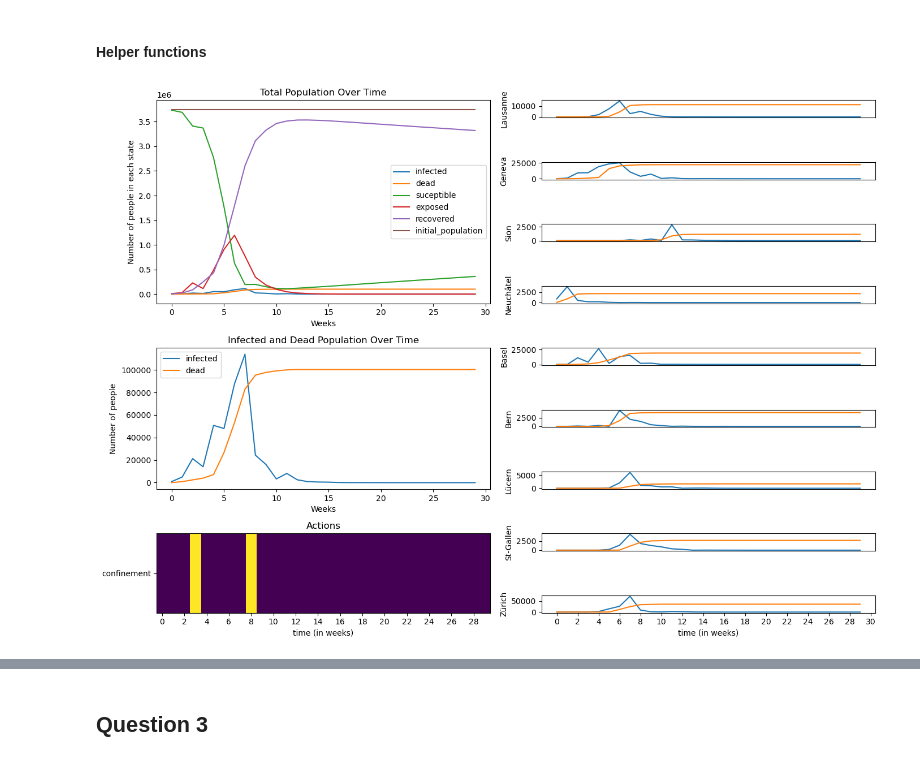
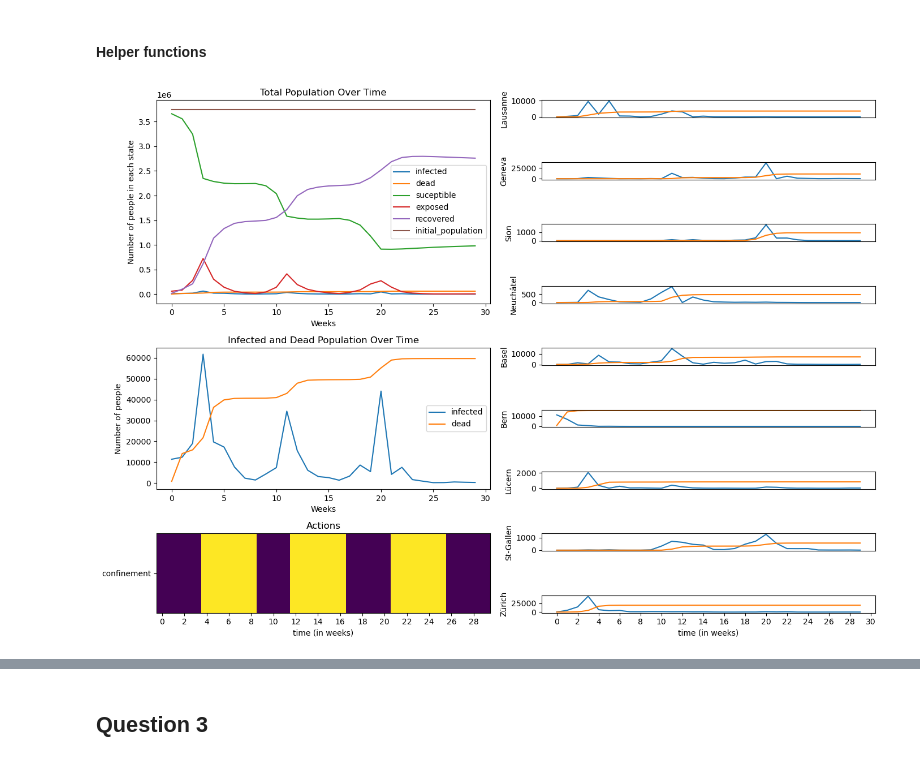
Before and after one commit to codamin/Deep-Q-learning-for-Epidemic-Mitigation, a Jupyter notebook: miniproject1.ipynb, the cells around one changed output, grey strips where cells are left out. Drawn from its saved outputs; the diff is of its cells as text; code cells hidden in the pictures.

```diff
--- a/miniproject1.ipynb
+++ b/miniproject1.ipynb
@@ -118,6 +157,7 @@ def plot_infected_dead_per_city(dyn: ModelDynamics, cities: dict, axis: plt.Axes
 env = Env(  dyn, # We pass the dynamical model to the environment
             action_space=None, # Here one could pass an openai gym action space that can then be sampled
             observation_space=None, # Here one could pass an openai gym obs space that can then be sampled
+            action_preprocessor=action_preprocessor,
             )
 
 NULL_ACTION = { # DO NOTHING
@@ -128,7 +168,7 @@ NULL_ACTION = { # DO NOTHING
     }
 
 # Run the simulation
-seed = 353296
+seed = 42
 log = []
 finished = False
 obs, info = env.reset(seed)
@@ -288,26 +290,26 @@ class RussosAgent(Agent):
 
     def reset(self,):
         # This should be called when the environment is reset
-        pass
+        self.week_counter = 0
+        self.in_confinement = False
 
-    def act(self, obs):
+    ## do_explore is auxiliary here and for the reuse evaluate_agnet function
+    def act(self, obs, do_explore=True):
         # this takes an observation and returns an action
         if self.in_confinement and self.week_counter < 4:
             self.week_counter += 1
-            return NULL_ACTION
+            return 1
         elif self.in_confinement and self.week_counter >= 4:
             self.week_counter = 0
             self.in_confinement = False
 
         num_infected = obs.total.infected[-1]
 
-        if num_infected > 20000:
+        if num_infected > 20_000:
             self.in_confinement = True
-            action = action_preprocessor(ACTION_CONFINE, self.env.dyn)
+            return 1
         else:
-            action = NULL_ACTION
-
-        return action
+            return 0
 # %%
 agent = RussosAgent(env)
 
@@ -317,36 +319,36 @@ finished = False
 obs, info = env.reset(seed)
 agent.reset()
 agent.epsilon = 0
-while not finished:
+for _ in range(30):
     action = agent.act(obs)
     obs, R, finished, info = env.step(action)
     log.append(info) # save the information dict for logging
 
 total, cities, actions = parse_logs(log, dyn)
 
 ##2.a
 fig = plt.figure(figsize=(14,10))
 ax_leftstate = plt.subplot2grid(shape=(9, 2), loc=(0, 0), rowspan=4)
 ax_leftobs = plt.subplot2grid(shape=(9, 2), loc=(4, 0), rowspan=3)
 ax_leftactions = plt.subplot2grid(shape=(9, 2), loc=(7, 0), rowspan=2)
 ax_right = [plt.subplot2grid(shape=(9, 2), loc=(0, 1), colspan=1)]
 ax_right += [plt.subplot2grid(shape=(9, 2), loc=(i, 1), colspan=1) for i in range(1,9)]
 ax_right = {k:ax_right[_id] for _id,k in enumerate(cities.keys())}
 
 #2.a.1
 plot_all_totals(total, ax_leftstate)
 
 #2.a.2
 plot_infected_dead(total, ax_leftobs)
 
 #2.a.3
 plot_infected_dead_per_city(dyn, cities, ax_right)
 
 #2.a.4
 plot_does_confine(actions['confinement'], ax_leftactions)
 
 plt.tight_layout()
 plt.show()
 # %% [output]
-[figure, old version]
+[figure, new version]
 # %%
```
Also changed, not shown: parts of 18 cells of this notebook.
